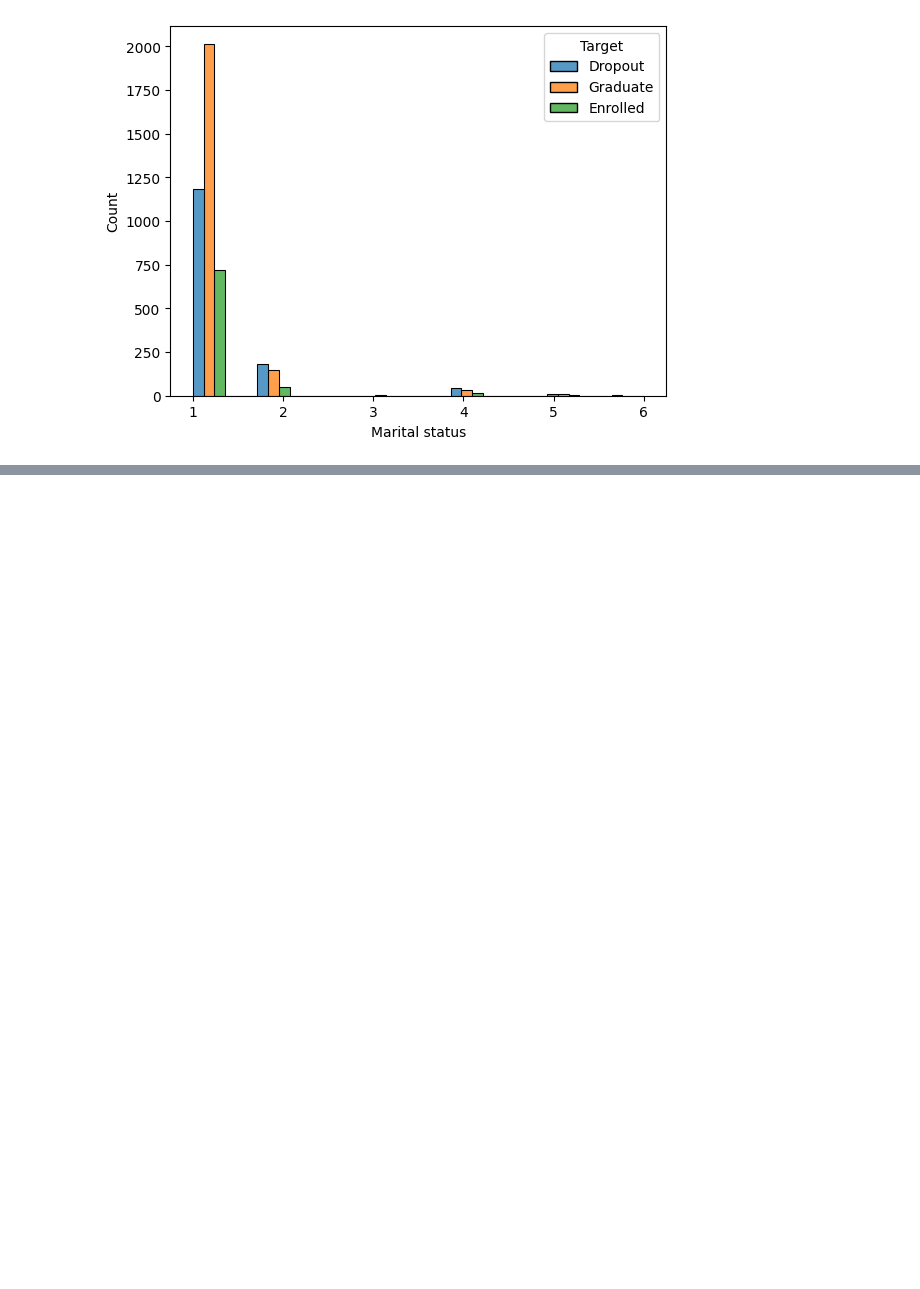
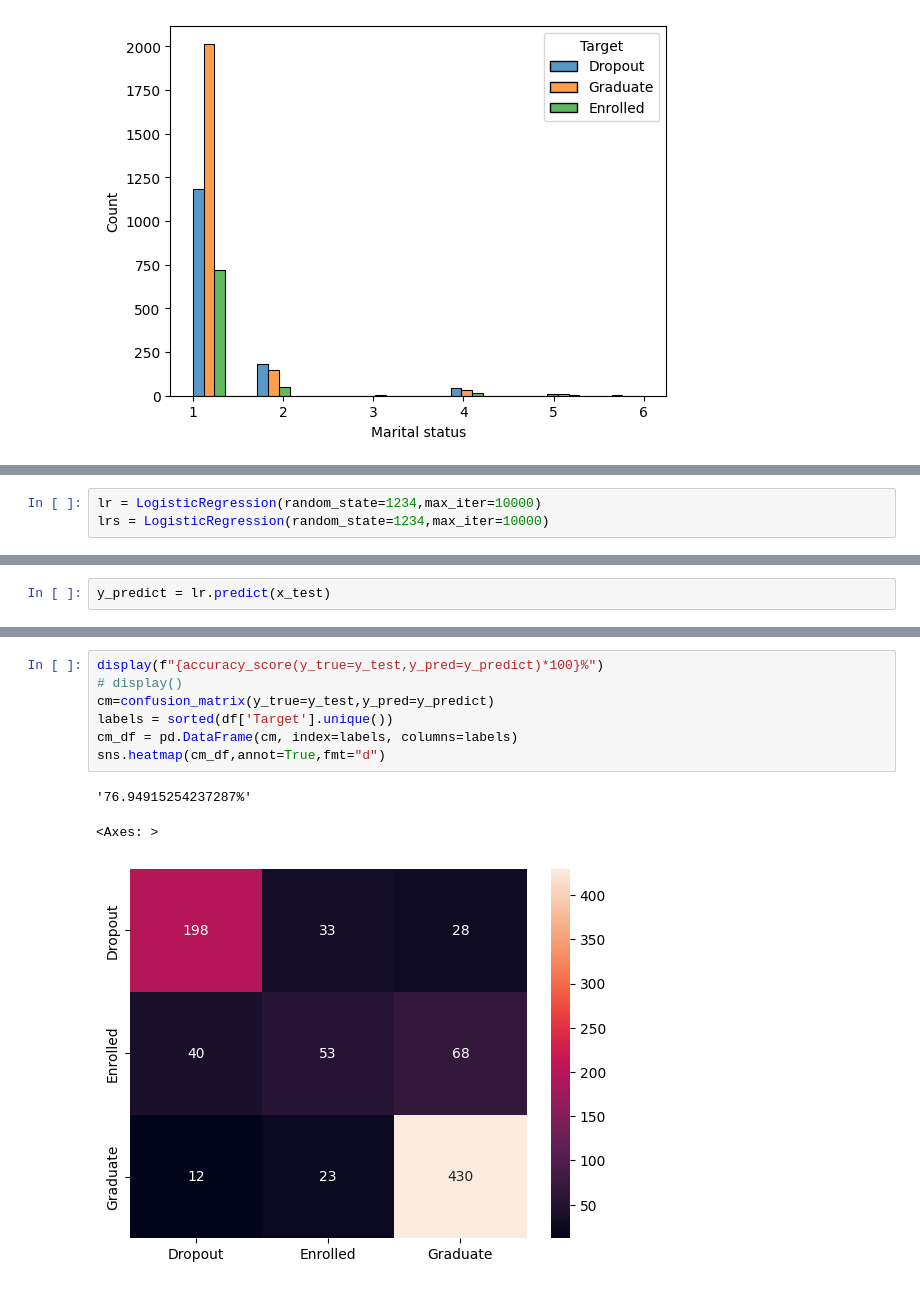
Before and after one commit to willshobwish/introducao-a-ciencia-de-dados, a Jupyter notebook: 2025-03-20 Regression.ipynb, the cells around one changed output, grey strips where cells are left out. Saved outputs shown, nothing was run; the diff lists cells and outputs as text; blank space fills up the shorter version.

```diff
--- a/2025-03-20 Regression.ipynb
+++ b/2025-03-20 Regression.ipynb
@@ -61,0 +113,3 @@ sns.histplot(data=df,x="Marital status",hue='Target',multiple="dodge")
+# %%
+lr = LogisticRegression(random_state=1234,max_iter=10000)
+lrs = LogisticRegression(random_state=1234,max_iter=10000)
@@ -61,0 +124,2 @@ sns.histplot(data=df,x="Marital status",hue='Target',multiple="dodge")
+# %%
+y_predict = lr.predict(x_test)
@@ -61,0 +140,11 @@ sns.histplot(data=df,x="Marital status",hue='Target',multiple="dodge")
+# %%
+display(f"{accuracy_score(y_true=y_test,y_pred=y_predict)*100}%")
+# display()
+cm=confusion_matrix(y_true=y_test,y_pred=y_predict)
+labels = sorted(df['Target'].unique())
+cm_df = pd.DataFrame(cm, index=labels, columns=labels)
+sns.heatmap(cm_df,annot=True,fmt="d")
+# %% [output]
+'76.94915254237287%'
+<Axes: >
+[figure, added]
```
Also changed, not shown: parts of 21 cells of this notebook, 1 other file.
